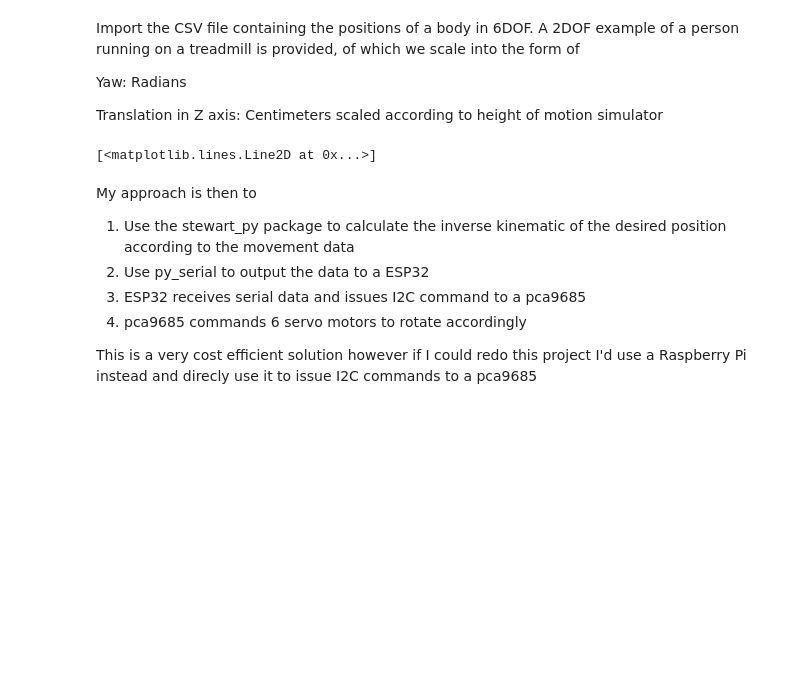
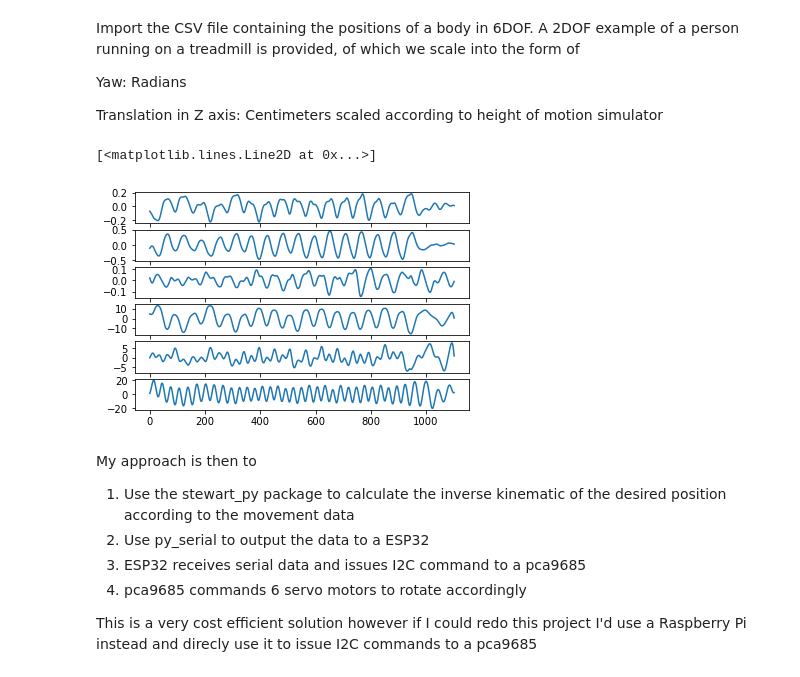
Before and after one commit to Yeok-c/Stewart_Platform_Motion_Simulator, a Jupyter notebook: 02_Stewart_Py_Controller.ipynb, the cells around one changed output. Saved outputs shown, nothing was run; the diff lists cells and outputs as text; code cells hidden in the pictures; blank space fills up the shorter version.

Commit message:
update
3 motions working
- r stands for relative motion
- nn stands for full motion

```diff
--- a/02_Stewart_Py_Controller.ipynb
+++ b/02_Stewart_Py_Controller.ipynb
@@ -17,37 +17,32 @@ Translation in Z axis: Centimeters scaled according to height of motion simulato
 # %%
 import csv
 import numpy as np
 import matplotlib.pyplot as plt
 
 # file = open('positions_processed.csv')
-file = open('./motion_capture/relative_motion.csv')
+# file = open('./motion_capture/relative_motion.csv')
 
+file = open('./motion_capture/highknees_nn.csv')
 csvreader = csv.reader(file)
-
 
 rows = []
 for row in csvreader:
         rows.append(row)
 rows
 file.close()
 movements = np.array(rows).astype('float')
-# movements[:,0:3] = movements[:,0:3]/180*np.pi
-movements[:,3:6] = movements[:,3:6]/10
-
-
-
-# yaw_movements = movements[0,:].astype('float') /180*np.pi
-# z_movements = movements[1,:].astype('float')/20
-
+movements[:,0:3] = movements[:,0:3]/180*np.pi
+movements[:,3:6] = movements[:,3:6]
 
 plt.subplot(611); plt.plot(movements[:,0])
 plt.subplot(612); plt.plot(movements[:,1])
 plt.subplot(613); plt.plot(movements[:,2])
 plt.subplot(614); plt.plot(movements[:,3])
 plt.subplot(615); plt.plot(movements[:,4])
 plt.subplot(616); plt.plot(movements[:,5])
 # %% [output]
 [<matplotlib.lines.Line2D at 0x...>]
+[figure, added]
 # %% [markdown]
 My approach is then to
 1. Use the stewart_py package to calculate the inverse kinematic of the desired position according to the movement data
```
Also changed, not shown: parts of 3 cells of this notebook, 41 other files.
